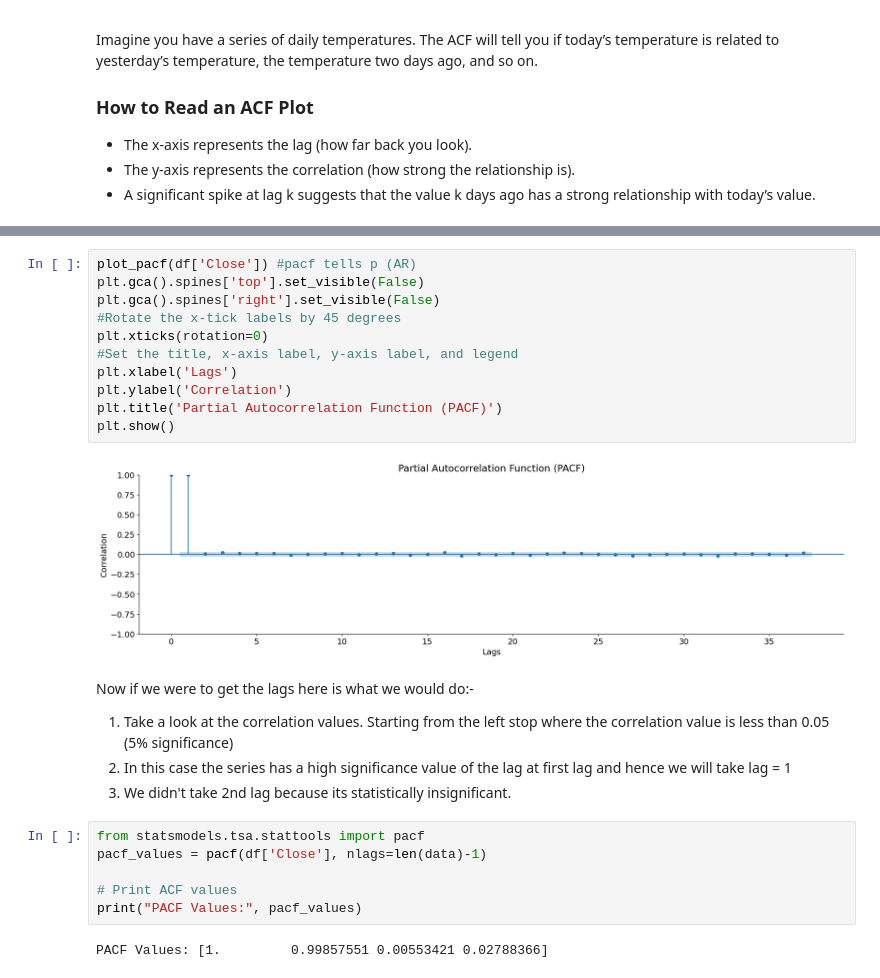
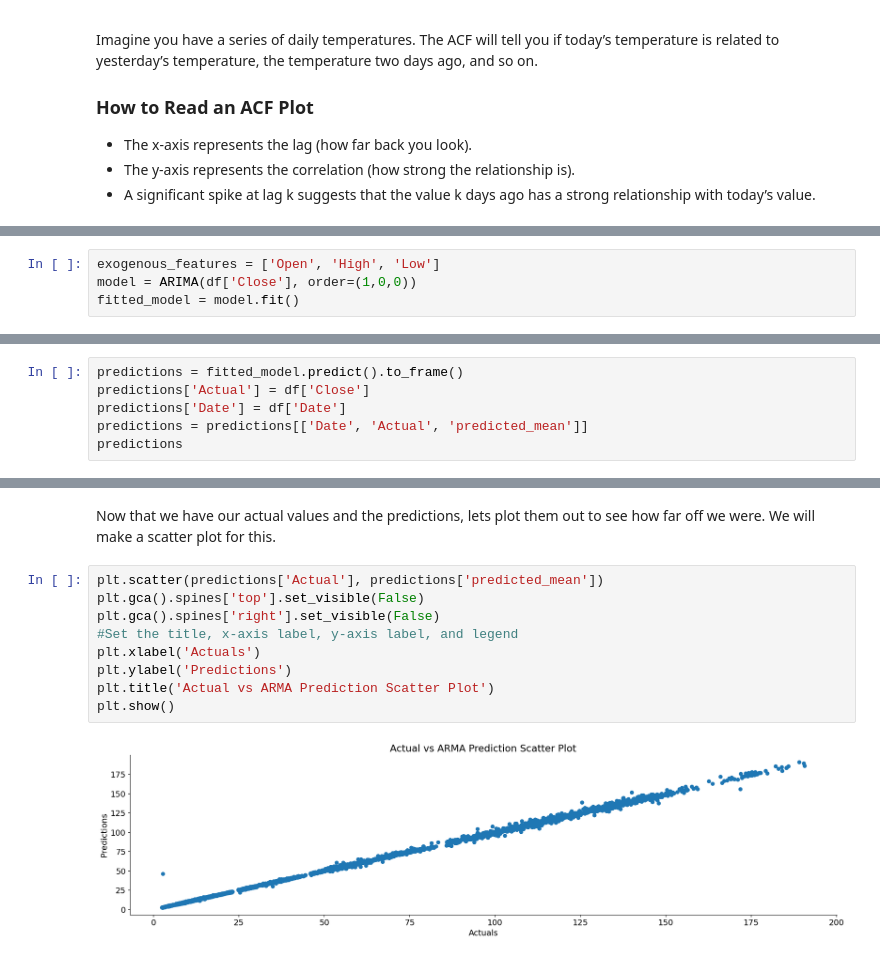
Before and after one commit to dakshbhatnagar/projects, a Jupyter notebook: arima/arima.ipynb, the cells around one changed output, grey strips where cells are left out. Saved outputs shown, nothing was run; the diff lists cells and outputs as text.

Commit message:
Fit ARMA Model

```diff
--- a/arima/arima.ipynb
+++ b/arima/arima.ipynb
@@ -363,0 +451,4 @@ Using the same daily temperature example, the PACF will show the direct relation
+# %%
+exogenous_features = ['Open', 'High', 'Low']
+model = ARIMA(df['Close'], order=(1,0,0))
+fitted_model = model.fit()
@@ -363,0 +476,6 @@ Using the same daily temperature example, the PACF will show the direct relation
+# %%
+predictions = fitted_model.predict().to_frame()
+predictions['Actual'] = df['Close']
+predictions['Date'] = df['Date']
+predictions = predictions[['Date', 'Actual', 'predicted_mean']]
+predictions
@@ -364,27 +496,13 @@ Using the same daily temperature example, the PACF will show the direct relation
+# %% [markdown]
+Now that we have our actual values and the predictions, lets plot them out to see how far off we were. We will make a scatter plot for this.
 # %%
-plot_pacf(df['Close']) #pacf tells p (AR)
+plt.scatter(predictions['Actual'], predictions['predicted_mean'])
 plt.gca().spines['top'].set_visible(False)
 plt.gca().spines['right'].set_visible(False)
-#Rotate the x-tick labels by 45 degrees
-plt.xticks(rotation=0)
 #Set the title, x-axis label, y-axis label, and legend
-plt.xlabel('Lags')
-plt.ylabel('Correlation')
-plt.title('Partial Autocorrelation Function (PACF)')
+plt.xlabel('Actuals')
+plt.ylabel('Predictions')
+plt.title('Actual vs ARMA Prediction Scatter Plot')
 plt.show()
 # %% [output]
-[figure, old version]
+[figure, new version]
-# %% [markdown]
-Now if we were to get the lags here is what we would do:-
-
-1. Take a look at the correlation values. Starting from the left stop where the correlation value is less than 0.05 (5% significance)
-2. In this case the series has a high significance value of the lag at first lag and hence we will take lag = 1
-3. We didn't take 2nd lag because its statistically insignificant.
-# %%
-from statsmodels.tsa.stattools import pacf
-pacf_values = pacf(df['Close'], nlags=len(data)-1)
-
-# Print ACF values
-print("PACF Values:", pacf_values)
-# %% [output]
-PACF Values: [1.         0.99857551 0.00553421 0.02788366]
```
Also changed, not shown: parts of 25 cells of this notebook.
